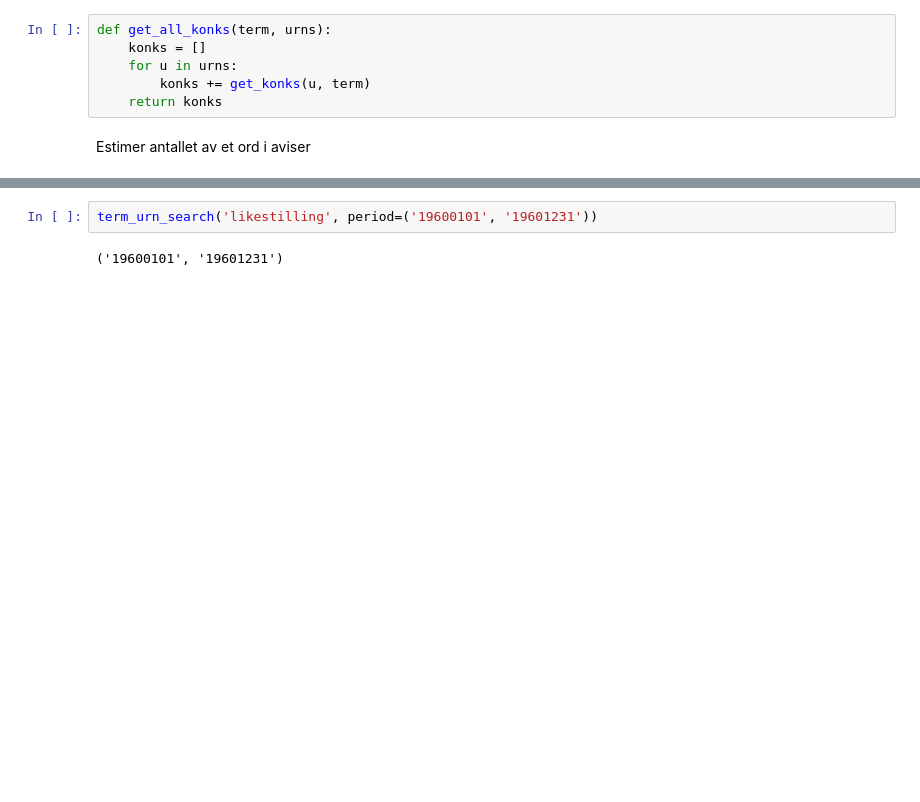
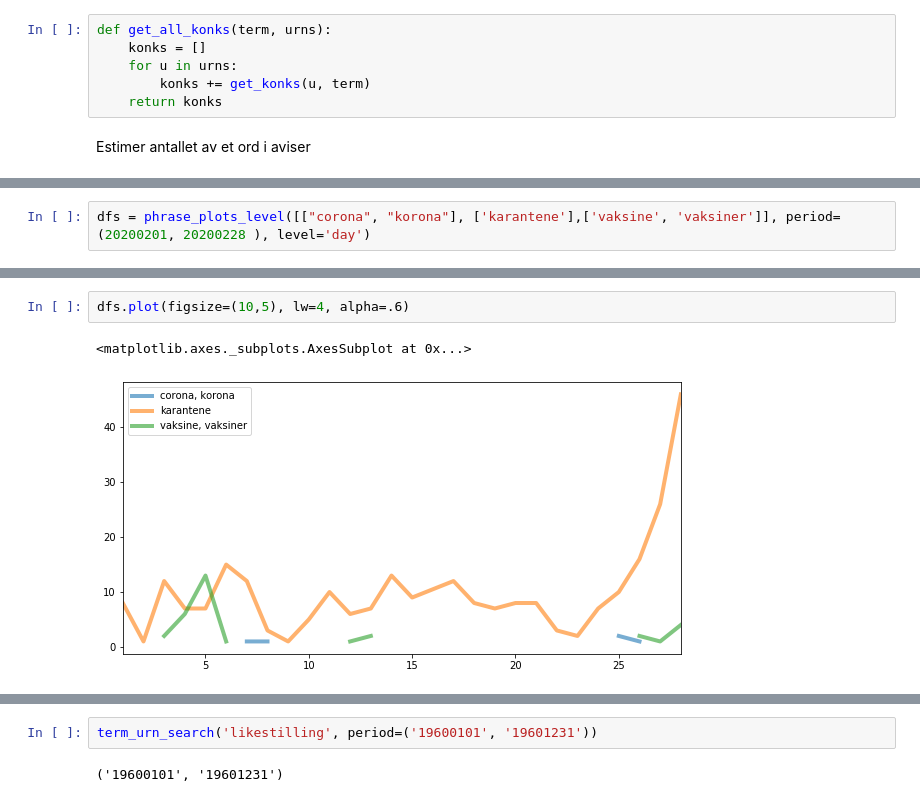
Before and after one commit to Yoonsen/Miscellaneous-Notebooks, a Jupyter notebook: Aviser_NB_API/aviser_bokhyllla_api_frequency.ipynb, the cells around one changed output, grey strips where cells are left out. Cells and saved outputs as stored; diff of their text form; blank space fills up the shorter version.

```diff
--- a/Aviser_NB_API/aviser_bokhyllla_api_frequency.ipynb
+++ b/Aviser_NB_API/aviser_bokhyllla_api_frequency.ipynb
@@ -186,0 +220,2 @@ Estimer antallet av et ord i aviser
+# %%
+dfs = phrase_plots_level([["corona", "korona"], ['karantene'],['vaksine', 'vaksiner']], period=(20200201, 20200228 ), level='day')
@@ -186,0 +242,5 @@ Estimer antallet av et ord i aviser
+# %%
+dfs.plot(figsize=(10,5), lw=4, alpha=.6)
+# %% [output]
+<matplotlib.axes._subplots.AxesSubplot at 0x...>
+[figure, added]
```
Also changed, not shown: parts of 5 cells of this notebook, 1 other file.
